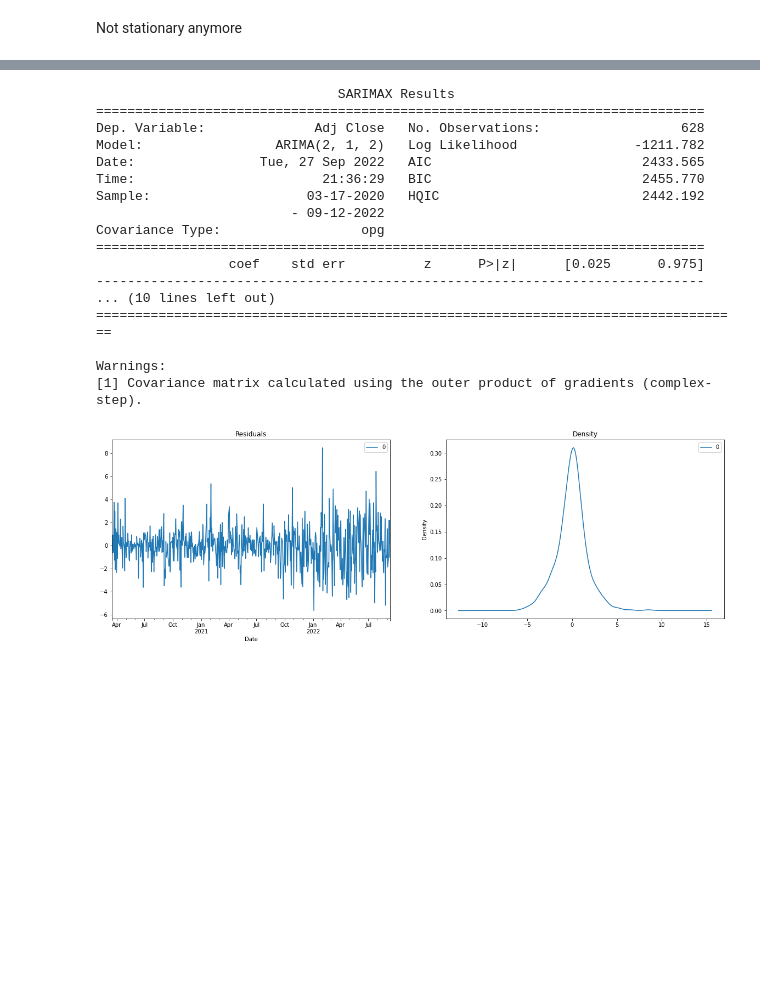
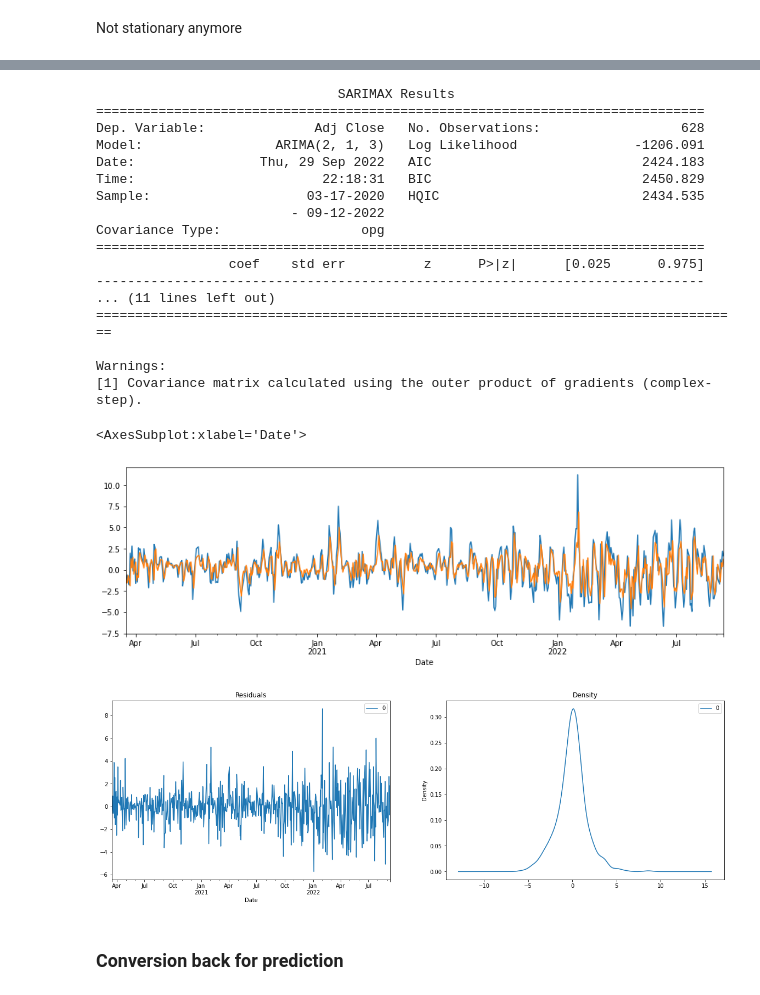
Before and after one commit to Zaki171/Google-Stock-Analysis-and-Predictions, a Jupyter notebook: google-stock-prices-eda.ipynb, the cells around one changed output, grey strips where cells are left out. Cells and saved outputs as stored; diff of their text form; code cells hidden in the pictures; blank space fills up the shorter version.

```diff
--- a/google-stock-prices-eda.ipynb
+++ b/google-stock-prices-eda.ipynb
@@ -429,27 +437,34 @@ plot_pacf(diff, ax =ax)
 from statsmodels.tsa.arima.model import ARIMA
 
 
-model = ARIMA(diff, order=(2,1,2))
+model = ARIMA(diff, order=(2,1,3))
 model_fit = model.fit()
 print(model_fit.summary())
 # %% [output]
                                SARIMAX Results
 ==============================================================================
 Dep. Variable:              Adj Close   No. Observations:                  628
-Model:                 ARIMA(2, 1, 2)   Log Likelihood               -1211.782
-Date:                Tue, 27 Sep 2022   AIC                           2433.565
-Time:                        21:36:29   BIC                           2455.770
-Sample:                    03-17-2020   HQIC                          2442.192
+Model:                 ARIMA(2, 1, 3)   Log Likelihood               -1206.091
+Date:                Thu, 29 Sep 2022   AIC                           2424.183
+Time:                        22:18:31   BIC                           2450.829
+Sample:                    03-17-2020   HQIC                          2434.535
                          - 09-12-2022
 Covariance Type:                  opg
 ==============================================================================
                  coef    std err          z      P>|z|      [0.025      0.975]
 ------------------------------------------------------------------------------
-... (10 lines left out)
+... (11 lines left out)
 ===================================================================================
 
 Warnings:
 [1] Covariance matrix calculated using the outer product of gradients (complex-step).
+# %%
+plt.figure(figsize=(14,4))
+diff.plot()
+model_fit.fittedvalues.plot()
+# %% [output]
+<AxesSubplot:xlabel='Date'>
+[figure, added]
 # %%
 residuals = pd.DataFrame(model_fit.resid)
 fig, ax = plt.subplots(1,2, figsize=(20,6))
@@ -457,4 +472,6 @@ residuals.plot(title="Residuals", ax=ax[0])
 residuals.plot(kind='kde', title='Density', ax=ax[1])
 plt.show()
 # %% [output]
-[figure, old version]
+[figure, new version]
+# %% [markdown]
+### Conversion back for prediction
```
Also changed, not shown: parts of 17 cells of this notebook.
